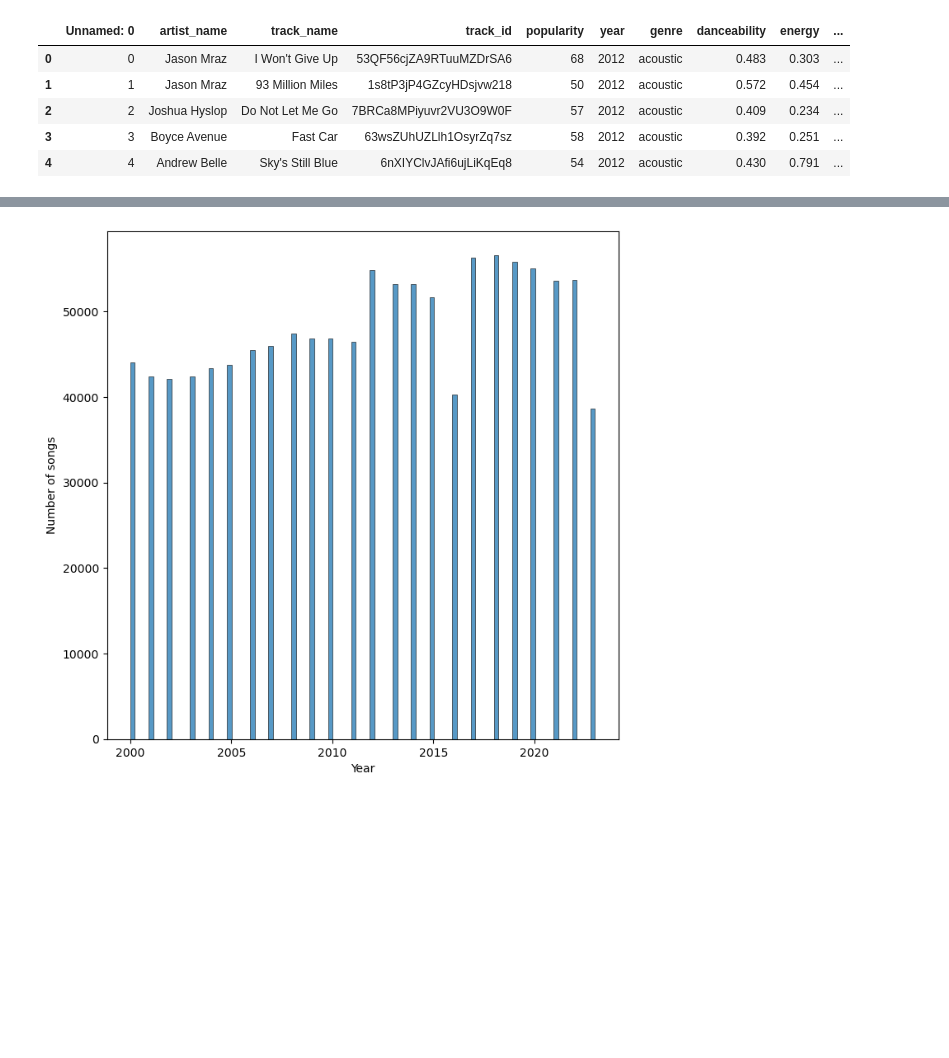
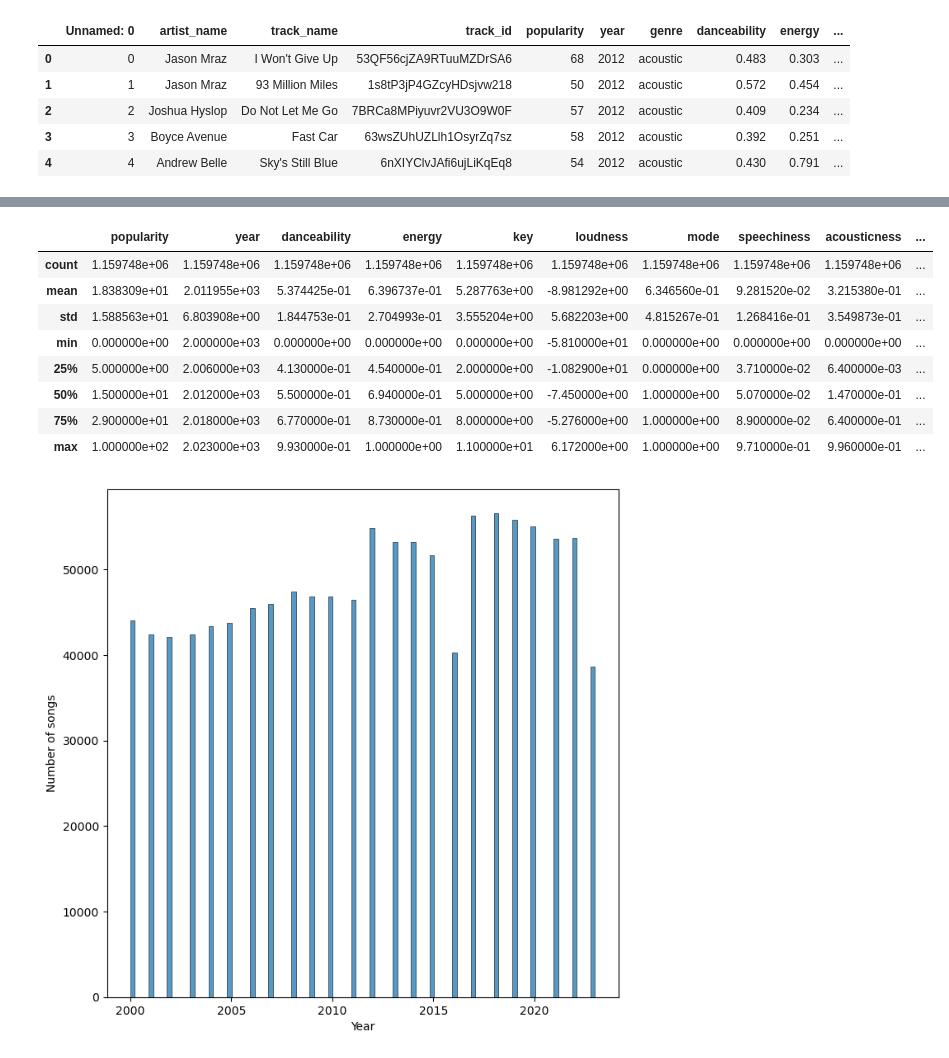
Before and after one commit to lonelyalpaca2003/Recommender-Model, a Jupyter notebook: notebooks/eda.ipynb, the cells around one changed output, grey strips where cells are left out. Cells and saved outputs as stored; diff of their text form; code cells hidden in the pictures; blank space fills up the shorter version.

```diff
--- a/notebooks/eda.ipynb
+++ b/notebooks/eda.ipynb
@@ -17,3 +39,15 @@ df.head(5)
+# %%
+df.describe()
+# %% [output]
+|  | popularity | year | danceability | energy | key | loudness | mode | speechiness | acousticness | ... |
+| count | 1.159748e+06 | 1.159748e+06 | 1.159748e+06 | 1.159748e+06 | 1.159748e+06 | 1.159748e+06 | 1.159748e+06 | 1.159748e+06 | 1.159748e+06 | ... |
+| mean | 1.838309e+01 | 2.011955e+03 | 5.374425e-01 | 6.396737e-01 | 5.287763e+00 | -8.981292e+00 | 6.346560e-01 | 9.281520e-02 | 3.215380e-01 | ... |
+| std | 1.588563e+01 | 6.803908e+00 | 1.844753e-01 | 2.704993e-01 | 3.555204e+00 | 5.682203e+00 | 4.815267e-01 | 1.268416e-01 | 3.549873e-01 | ... |
+| min | 0.000000e+00 | 2.000000e+03 | 0.000000e+00 | 0.000000e+00 | 0.000000e+00 | -5.810000e+01 | 0.000000e+00 | 0.000000e+00 | 0.000000e+00 | ... |
+| 25% | 5.000000e+00 | 2.006000e+03 | 4.130000e-01 | 4.540000e-01 | 2.000000e+00 | -1.082900e+01 | 0.000000e+00 | 3.710000e-02 | 6.400000e-03 | ... |
+| 50% | 1.500000e+01 | 2.012000e+03 | 5.500000e-01 | 6.940000e-01 | 5.000000e+00 | -7.450000e+00 | 1.000000e+00 | 5.070000e-02 | 1.470000e-01 | ... |
+| 75% | 2.900000e+01 | 2.018000e+03 | 6.770000e-01 | 8.730000e-01 | 8.000000e+00 | -5.276000e+00 | 1.000000e+00 | 8.900000e-02 | 6.400000e-01 | ... |
+| max | 1.000000e+02 | 2.023000e+03 | 9.930000e-01 | 1.000000e+00 | 1.100000e+01 | 6.172000e+00 | 1.000000e+00 | 9.710000e-01 | 9.960000e-01 | ... |
 # %%
 df = df.drop(['Unnamed: 0'], axis = 1)
 df = df.dropna()
```
Also changed, not shown: parts of 5 cells of this notebook, 5 other files.
